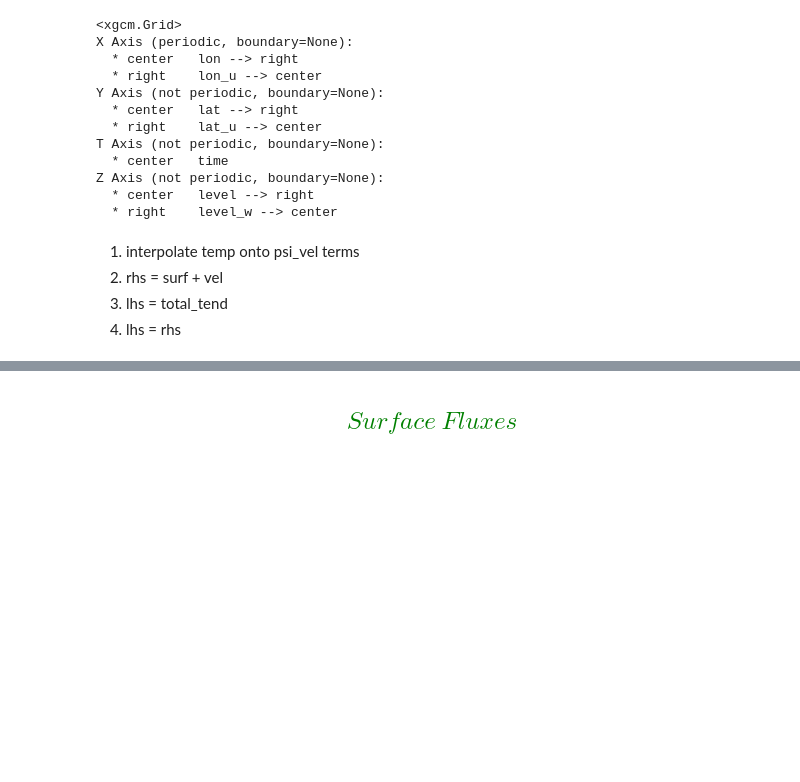
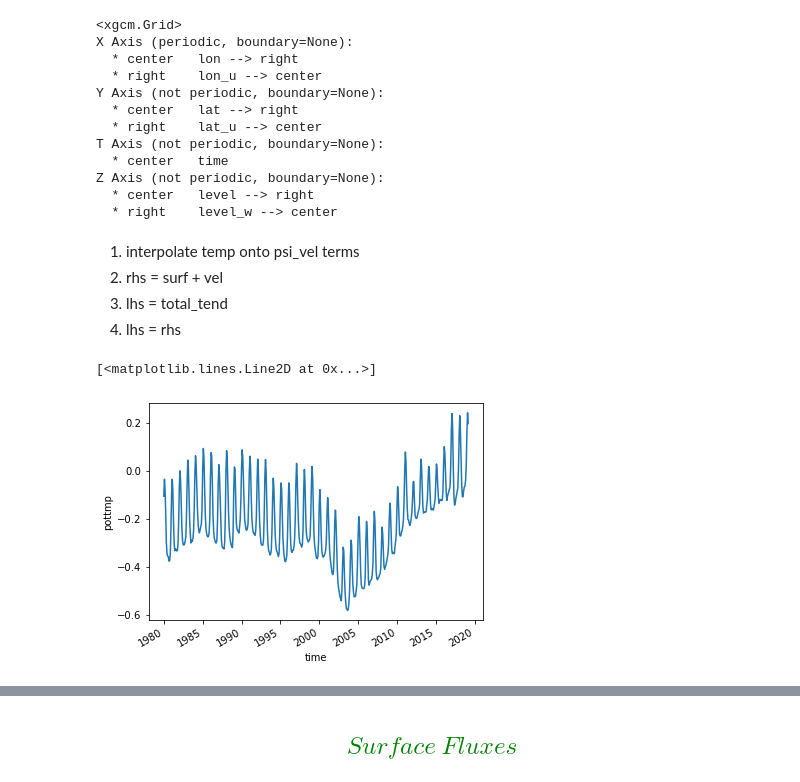
Before and after one commit to ocean-transport/WMT-project, a Jupyter notebook: GODAS/GODAS.ipynb, the cells around one changed output, grey strips where cells are left out. Drawn from its saved outputs; the diff is of its cells as text; code cells hidden in the pictures; blank space fills up the shorter version.

```diff
--- a/GODAS/GODAS.ipynb
+++ b/GODAS/GODAS.ipynb
@@ -309,3 +353,8 @@ Z Axis (not periodic, boundary=None):
 # %%
 temp = ds_wg.pottmp - 273.15 #K to C
 salt = ds_wg.salt * 1000 #kg/kg to g/kg
+# %%
+temp.mean(dim=['level', 'lat', 'lon']).plot()
+# %% [output]
+[<matplotlib.lines.Line2D at 0x...>]
+[figure, added]
```
Also changed, not shown: parts of 24 cells of this notebook.
